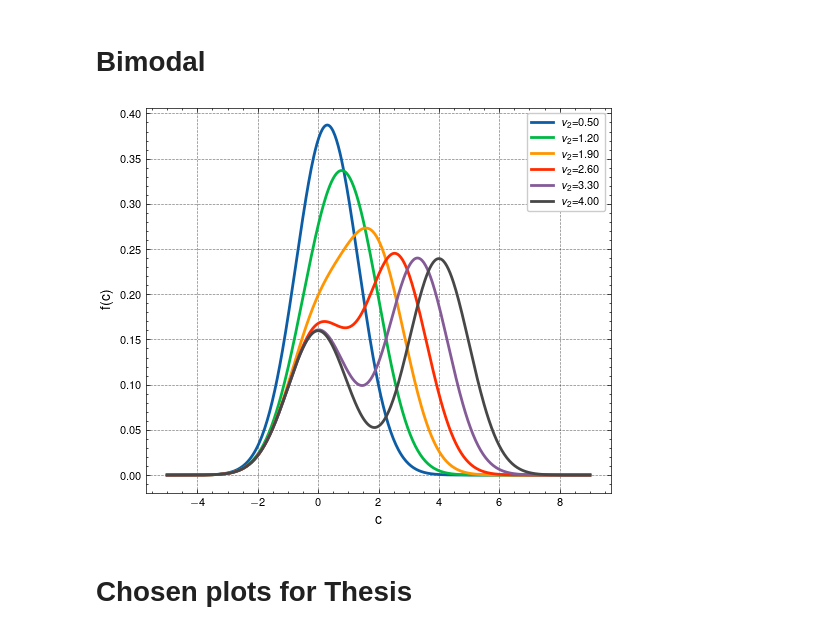
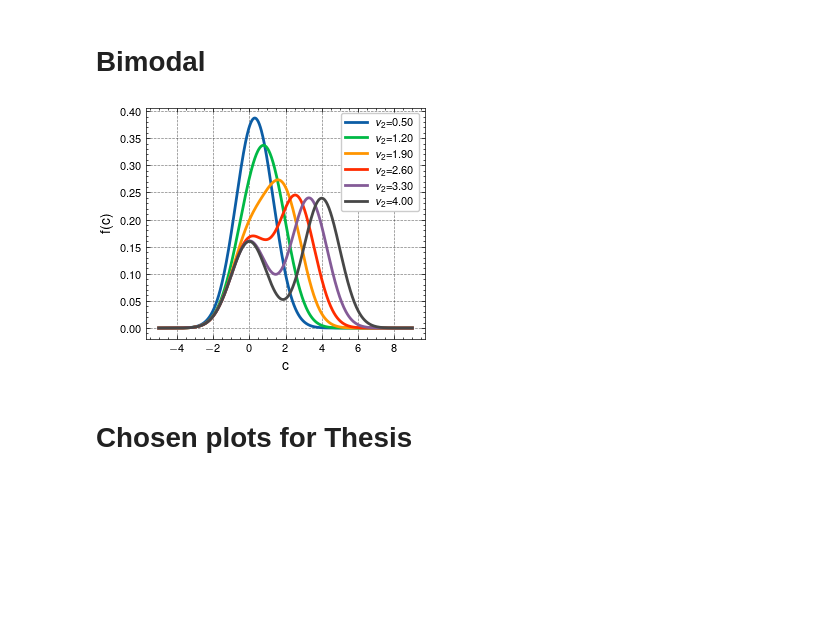
Before and after one commit to JanHab/ExtGram.jl, a Jupyter notebook: notebooks/AnalyzeClosures.ipynb, the cells around one changed output. Drawn from its saved outputs; the diff is of its cells as text; code cells hidden in the pictures; blank space fills up the shorter version.

Commit message:
label size

```diff
--- a/notebooks/AnalyzeClosures.ipynb
+++ b/notebooks/AnalyzeClosures.ipynb
@@ -51,36 +51,45 @@ def fhid(c, v2):
 # --- plotting dependence on v2 ---
 def plot_family():
     fig, ax = plt.subplots()
     c_vals = np.linspace(-5, 9, 500)
     for v2 in np.linspace(0.5, 4, 6):
         ax.plot(c_vals, [fhid(c, v2) for c in c_vals], linewidth=2, label=f"$v_2$={v2:.2f}")
     ax.legend()
     ax.set_xlabel("c")
     ax.set_ylabel("f(c)")
-    fig.savefig("../out/Figures/CompareClosure/BimodalFamily.pdf")
     plt.show()
 
 # --- moments ---
 def uhid(v2, Mmax):
     """Compute first Mmax+2 raw moments (0..Mmax+1)."""
     moments = []
     for k in range(Mmax + 2):
         integrand = lambda c: (c ** k) * fhid(c, v2)
         val, _ = quad(integrand, -np.inf, np.inf)
         moments.append(val)
     return np.array(moments)
 
 def momList(M, v2):
     """Return first M+1 moments."""
     return uhid(v2, M)[:M+1]
 
 def uhidnextmoment(M, v2):
     """Return moment of order M+1."""
     return uhid(v2, M)[M+1]
 
-plot_family()
+# plot_family()
+
+fig, ax = plt.subplots(figsize=(0.6*WIDTH, 0.6*HEIGHT))
+c_vals = np.linspace(-5, 9, 500)
+for v2 in np.linspace(0.5, 4, 6):
+    ax.plot(c_vals, [fhid(c, v2) for c in c_vals], linewidth=2, label=f"$v_2$={v2:.2f}")
+ax.legend()
+ax.set_xlabel("c")
+ax.set_ylabel("f(c)")
+fig.savefig("../out/Figures/CompareClosure/BimodalFamily.pdf")
+plt.show()
 # %% [output]
-[figure, old version]
+[figure, new version]
 # %% [markdown]
 # Chosen plots for Thesis
 # %%
```
Also changed, not shown: parts of 2 cells of this notebook.
